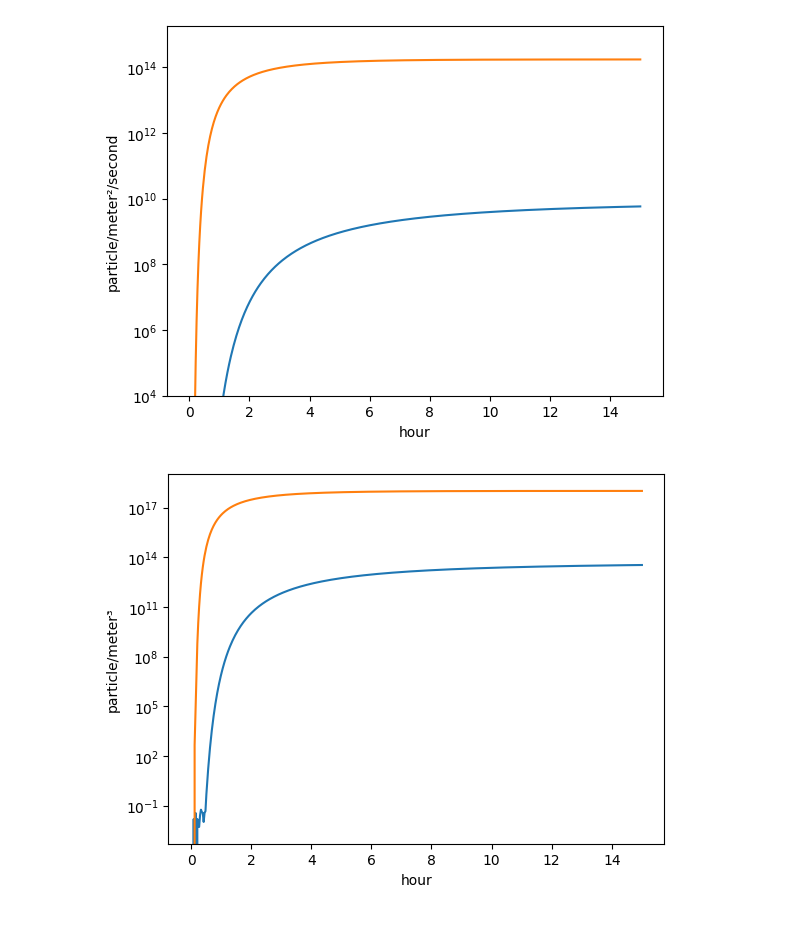
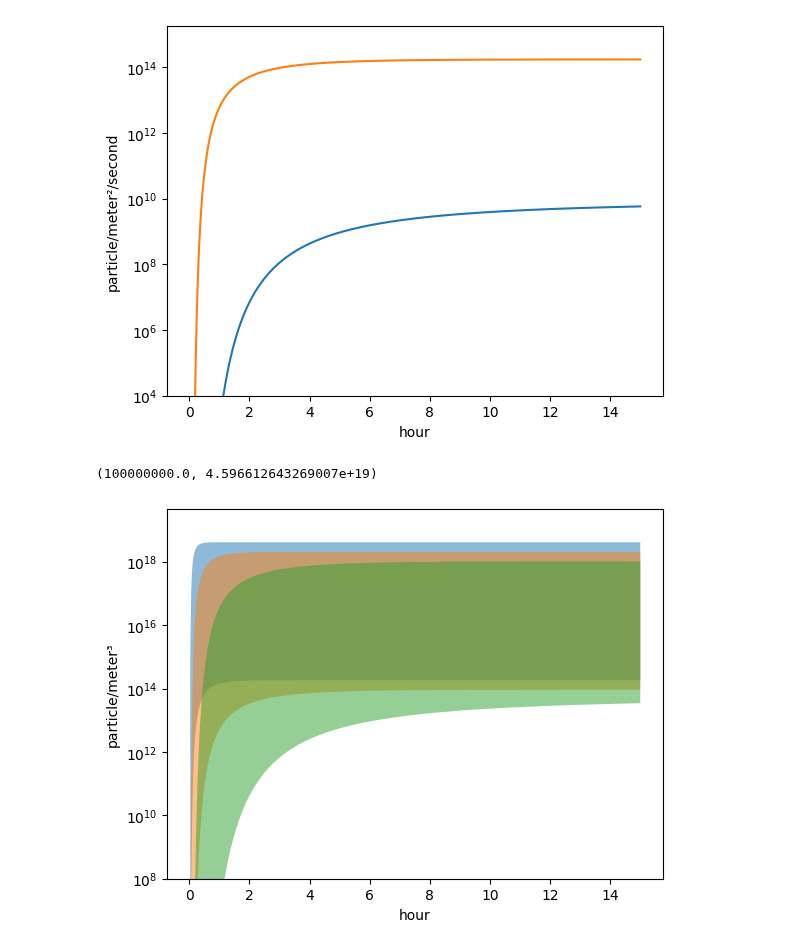
Before and after one commit to RemDelaporteMathurin/hyperion, a Jupyter notebook: analytics.ipynb, the cells around one changed output. Saved outputs shown, nothing was run; the diff lists cells and outputs as text; code cells hidden in the pictures.

```diff
--- a/analytics.ipynb
+++ b/analytics.ipynb
@@ -101,12 +101,16 @@ plt.show()
 # %% [output]
 [figure]
 # %%
-for D, perm in zip([flibe_diffusivity_min, flibe_diffusivity_max], [flibe_permeability_min, flibe_permeability_max]):
-    flux = downstream_flux(t, P_up, perm, L, D)
-    flux[0] *= 0
-    concentration = sweep_gas_concentration(flux, A, gas_flow).to(htm.ureg.particle * htm.ureg.m**-3)
-    plt.plot(t_array, concentration)
+for L in [5, 10, 20] * htm.ureg.mm:
+    concentrations = []
+    for D, perm in zip([flibe_diffusivity_min, flibe_diffusivity_max], [flibe_permeability_min, flibe_permeability_max]):
+        flux = downstream_flux(t, P_up, perm, L, D)
+        flux[0] *= 0
+        concentrations.append(sweep_gas_concentration(flux, A, gas_flow).to(htm.ureg.particle * htm.ureg.m**-3))
+    plt.fill_between(t_array, concentrations[0], concentrations[1], alpha=0.5)
 
 plt.yscale("log")
+plt.ylim(bottom=1e8)
 # %% [output]
+(100000000.0, 4.596612643269007e+19)
-[figure, old version]
+[figure, new version]
```
